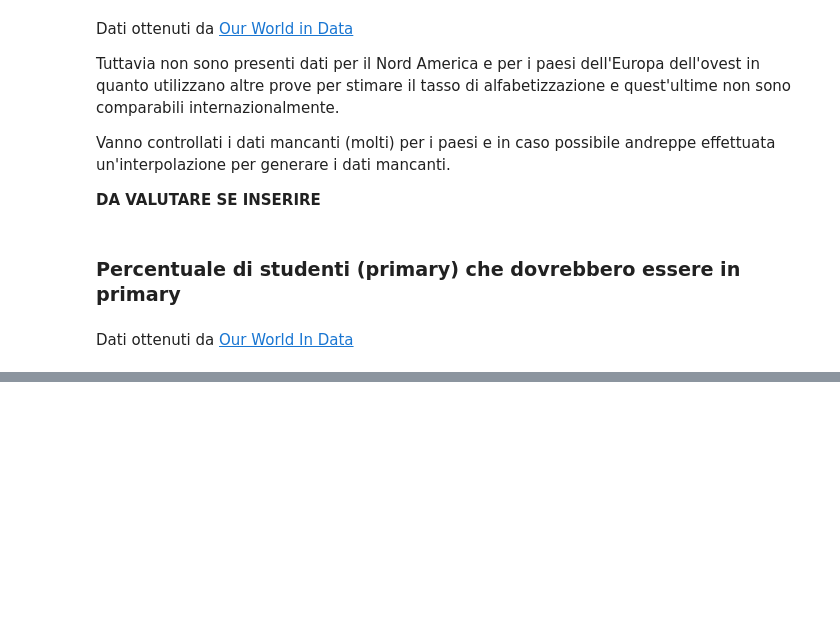
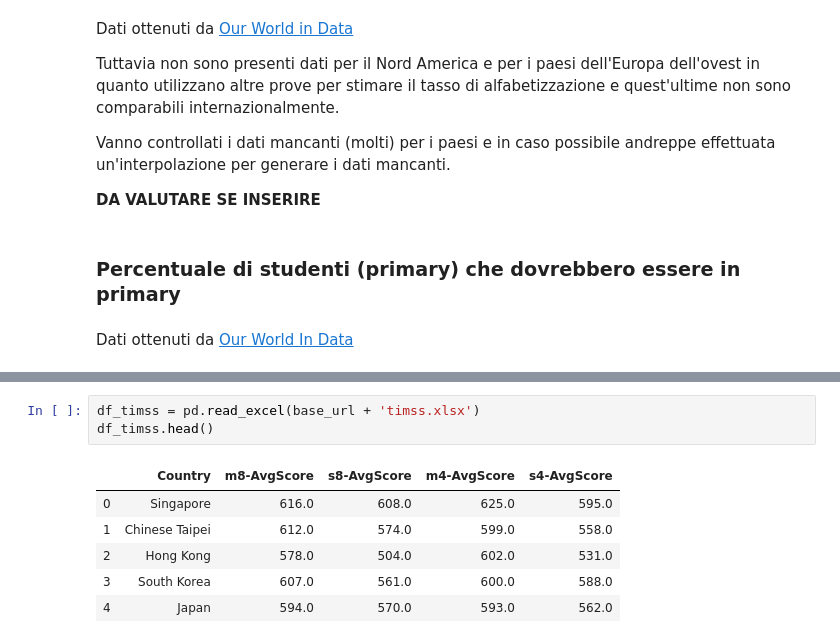
Before and after one commit to alepistola/HumanDataScience, a Jupyter notebook: hds_project.ipynb, the cells around one changed output, grey strips where cells are left out. Drawn from its saved outputs; the diff is of its cells as text; blank space fills up the shorter version.

```diff
--- a/hds_project.ipynb
+++ b/hds_project.ipynb
@@ -60,0 +124,10 @@ Dati ottenuti da [Our World In Data]()
+# %%
+df_timss = pd.read_excel(base_url + 'timss.xlsx')
+df_timss.head()
+# %% [output]
+|  | Country | m8-AvgScore | s8-AvgScore | m4-AvgScore | s4-AvgScore |
+| 0 | Singapore | 616.0 | 608.0 | 625.0 | 595.0 |
+| 1 | Chinese Taipei | 612.0 | 574.0 | 599.0 | 558.0 |
+| 2 | Hong Kong | 578.0 | 504.0 | 602.0 | 531.0 |
+| 3 | South Korea | 607.0 | 561.0 | 600.0 | 588.0 |
+| 4 | Japan | 594.0 | 570.0 | 593.0 | 562.0 |
```
Also changed, not shown: parts of 9 cells of this notebook.
